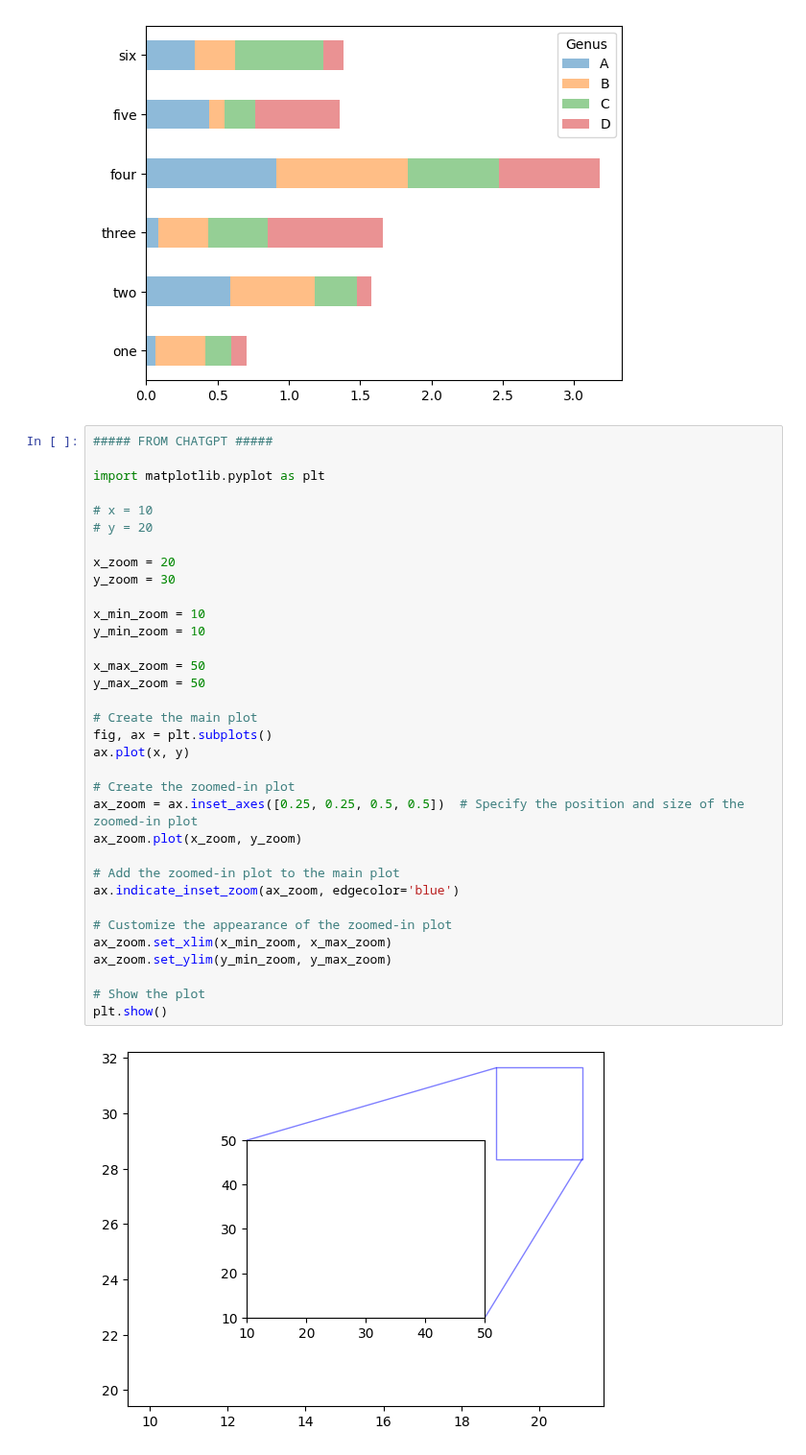
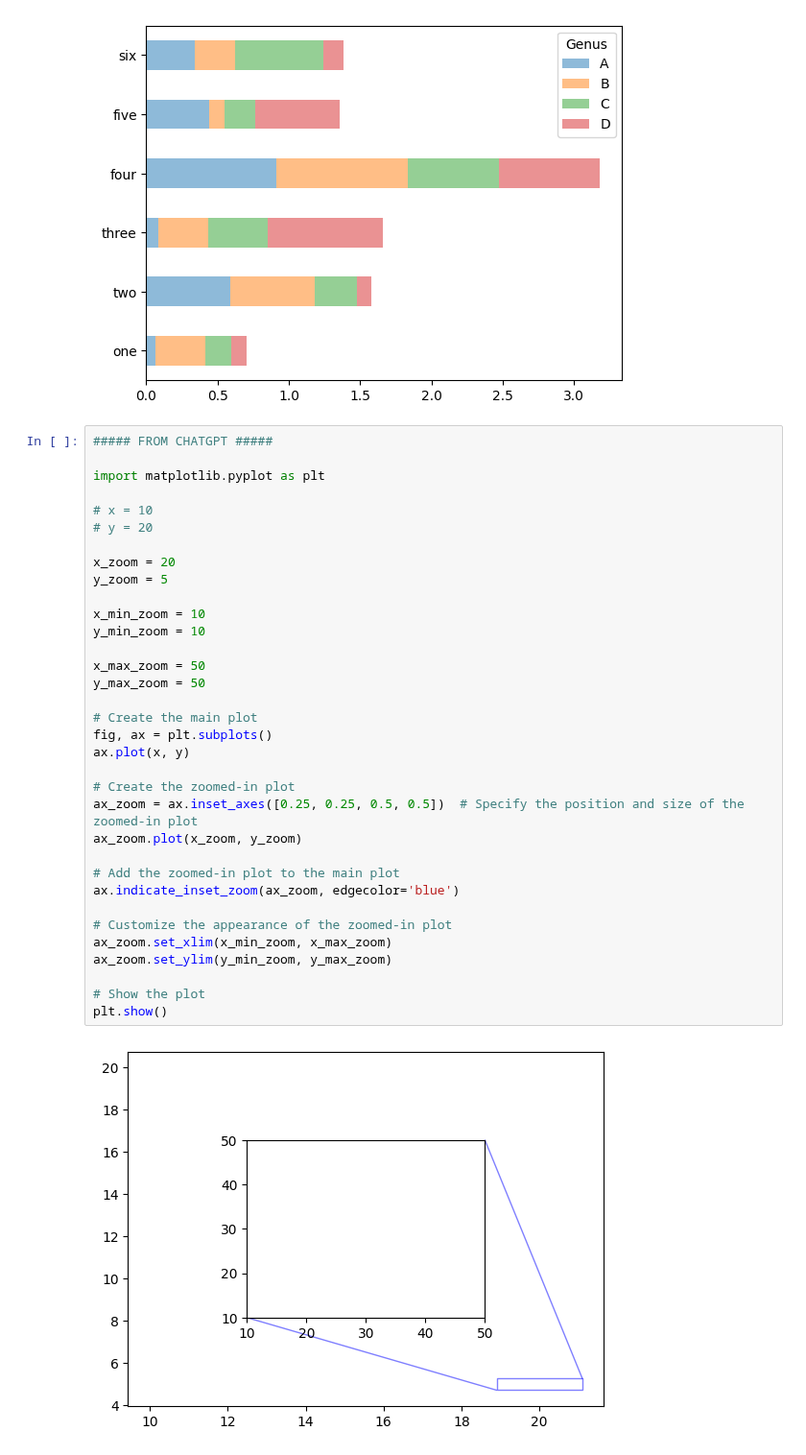
Before and after one commit to Ghenghis/JUPYTER_NOTEBOOKS, a Jupyter notebook: X_TEST_Z.ipynb, the cells around one changed output. Shown at 96% size. Saved outputs shown, nothing was run; the diff lists cells and outputs as text.

```diff
--- a/X_TEST_Z.ipynb
+++ b/X_TEST_Z.ipynb
@@ -135,32 +135,32 @@ import matplotlib.pyplot as plt
 
 # x = 10
 # y = 20
 
 x_zoom = 20
-y_zoom = 30
+y_zoom = 5
 
 x_min_zoom = 10
 y_min_zoom = 10
 
 x_max_zoom = 50
 y_max_zoom = 50
 
 # Create the main plot
 fig, ax = plt.subplots()
 ax.plot(x, y)
 
 # Create the zoomed-in plot
 ax_zoom = ax.inset_axes([0.25, 0.25, 0.5, 0.5])  # Specify the position and size of the zoomed-in plot
 ax_zoom.plot(x_zoom, y_zoom)
 
 # Add the zoomed-in plot to the main plot
 ax.indicate_inset_zoom(ax_zoom, edgecolor='blue')
 
 # Customize the appearance of the zoomed-in plot
 ax_zoom.set_xlim(x_min_zoom, x_max_zoom)
 ax_zoom.set_ylim(y_min_zoom, y_max_zoom)
 
 # Show the plot
 plt.show()
 # %% [output]
-[figure, old version]
+[figure, new version]
```
